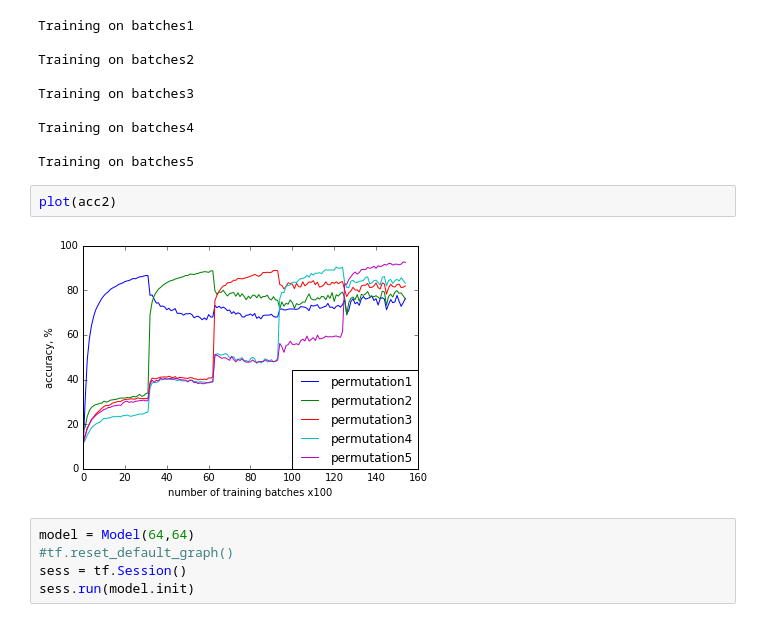
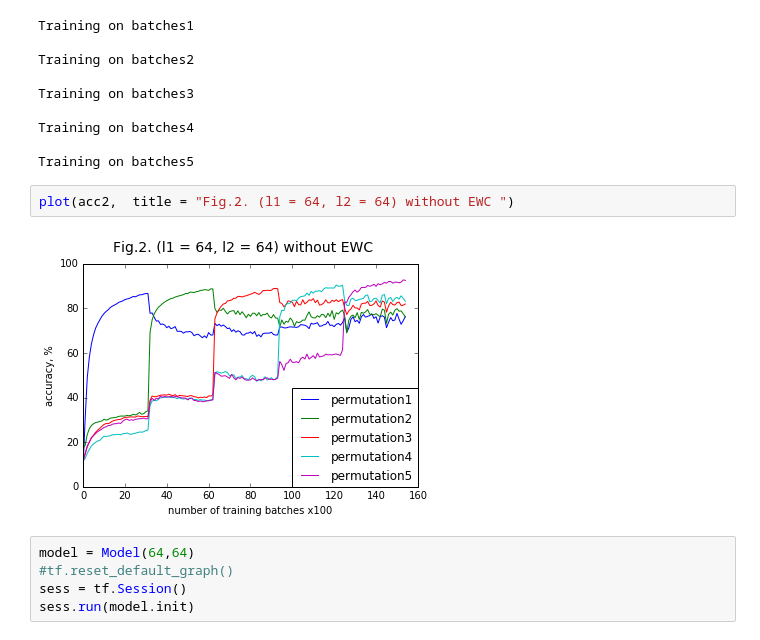
Before and after one commit to AnatoliiPotapov/MNIST-EWC, a Jupyter notebook: mnist.ipynb, the cells around one changed output. Drawn from its saved outputs; the diff is of its cells as text.

```diff
--- a/mnist.ipynb
+++ b/mnist.ipynb
@@ -428,10 +503,10 @@ Training on batches3
 Training on batches4
 
 Training on batches5
-# %%
-plot(acc2)
-# %% [output]
-[figure, removed]
+# %%
+plot(acc2,  title = "Fig.2. (l1 = 64, l2 = 64) without EWC ")
+# %% [output]
+[figure, added]
 # %%
 model = Model(64,64)
 #tf.reset_default_graph()
```
Also changed, not shown: parts of 34 cells of this notebook.
